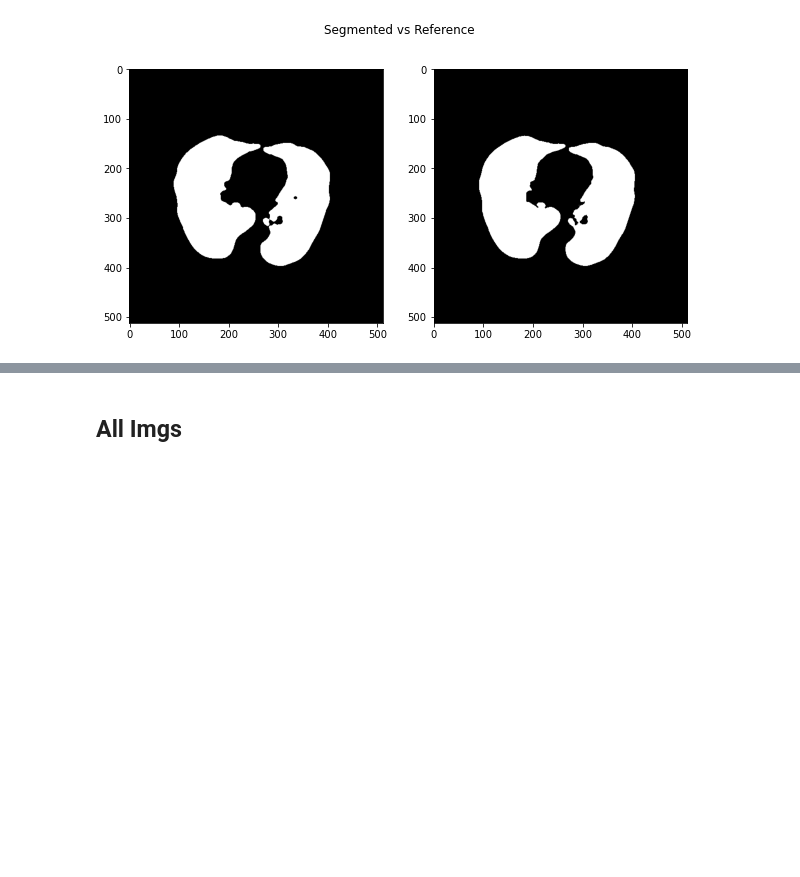
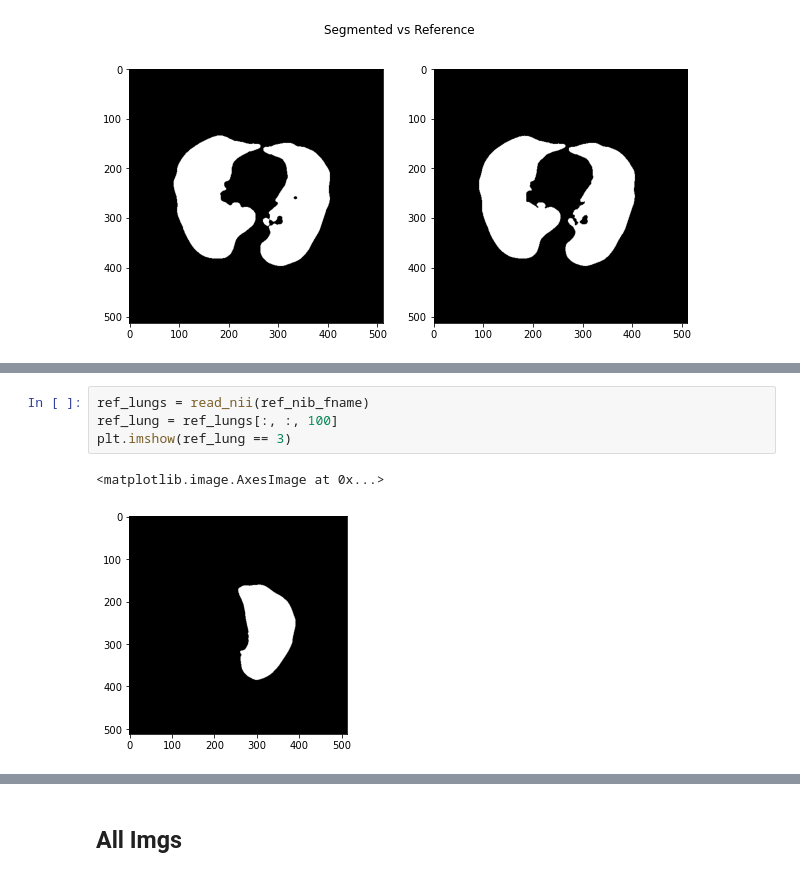
Before and after one commit to stabor705/opencv-and-ai-agh-2024, a Jupyter notebook: lab-1/Lab1/Project1.ipynb, the cells around one changed output, grey strips where cells are left out. Saved outputs shown, nothing was run; the diff lists cells and outputs as text; blank space fills up the shorter version.

```diff
--- a/lab-1/Lab1/Project1.ipynb
+++ b/lab-1/Lab1/Project1.ipynb
@@ -264,0 +280,7 @@ Right lung Dice coefficient: 0.7396672149090254
+# %%
+ref_lungs = read_nii(ref_nib_fname)
+ref_lung = ref_lungs[:, :, 100]
+plt.imshow(ref_lung == 3)
+# %% [output]
+<matplotlib.image.AxesImage at 0x...>
+[figure, added]
```
Also changed, not shown: parts of 5 cells of this notebook.
